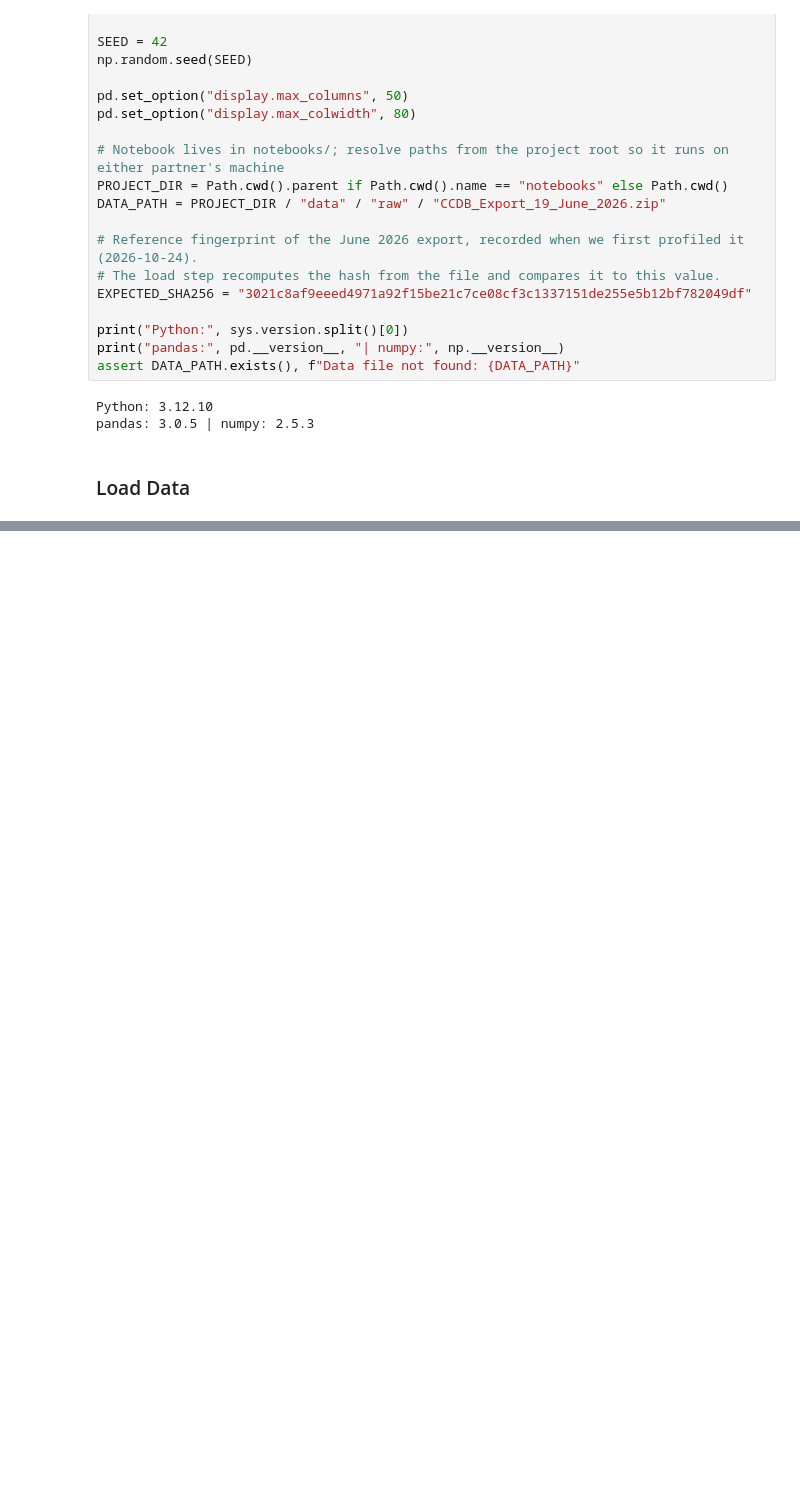
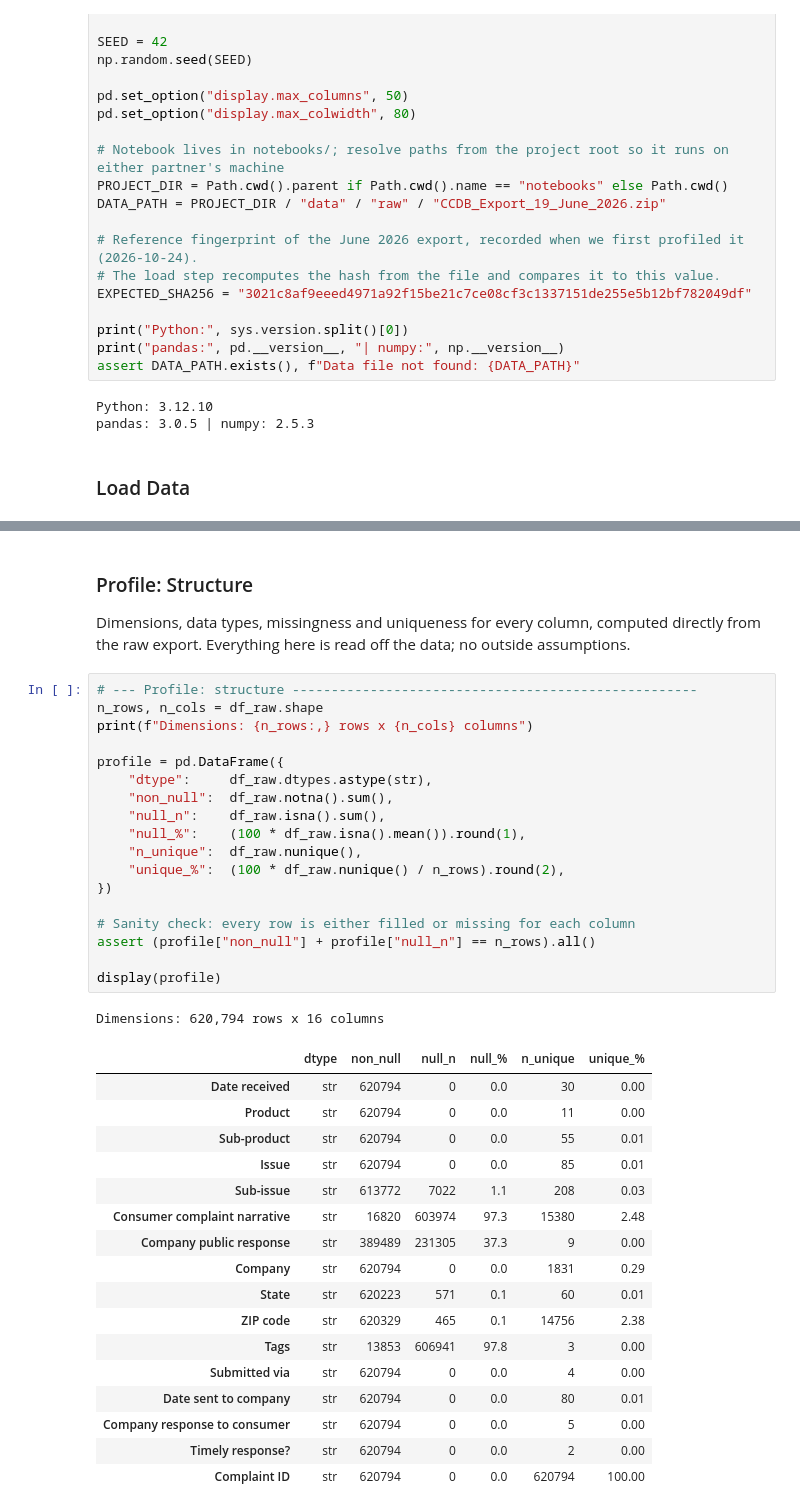
Before and after one commit to wynnther-triho/INFO-4340-Final-Project-CCDB, a Jupyter notebook: notebooks/final_project.ipynb, the cells around one changed output, grey strips where cells are left out. Cells and saved outputs as stored; diff of their text form; blank space fills up the shorter version.

```diff
--- a/notebooks/final_project.ipynb
+++ b/notebooks/final_project.ipynb
@@ -77,3 +77,44 @@ Loaded 620,794 rows x 16 columns (670 MB in memory)
 | 0 | 2026-06-07 | Credit card | General-purpose credit card or ch... | Closing your account | Company closed your account | NaN | OneMain Finance Corporation | TN | ... |
 | 1 | 2026-06-06 | Credit reporting or other persona... | Credit reporting | Improper use of your report | Credit inquiries on your report t... | NaN | EQUIFAX, INC. | MI | ... |
 | 2 | 2026-06-02 | Debt collection | Other debt | Electronic communications | You told them to stop contacting ... | NaN | Landmark Strategy Group, LLC | NC | ... |
+# %% [markdown]
+### Profile: Structure
+
+Dimensions, data types, missingness and uniqueness for every column, computed directly from the raw export. Everything here is read off the data; no outside assumptions.
+# %%
+# --- Profile: structure ----------------------------------------------------
+n_rows, n_cols = df_raw.shape
+print(f"Dimensions: {n_rows:,} rows x {n_cols} columns")
+
+profile = pd.DataFrame({
+    "dtype":     df_raw.dtypes.astype(str),
+    "non_null":  df_raw.notna().sum(),
+    "null_n":    df_raw.isna().sum(),
+    "null_%":    (100 * df_raw.isna().mean()).round(1),
+    "n_unique":  df_raw.nunique(),
+    "unique_%":  (100 * df_raw.nunique() / n_rows).round(2),
+})
+
+# Sanity check: every row is either filled or missing for each column
+assert (profile["non_null"] + profile["null_n"] == n_rows).all()
+
+display(profile)
+# %% [output]
+Dimensions: 620,794 rows x 16 columns
+|  | dtype | non_null | null_n | null_% | n_unique | unique_% |
+| Date received | str | 620794 | 0 | 0.0 | 30 | 0.00 |
+| Product | str | 620794 | 0 | 0.0 | 11 | 0.00 |
+| Sub-product | str | 620794 | 0 | 0.0 | 55 | 0.01 |
+| Issue | str | 620794 | 0 | 0.0 | 85 | 0.01 |
+| Sub-issue | str | 613772 | 7022 | 1.1 | 208 | 0.03 |
+| Consumer complaint narrative | str | 16820 | 603974 | 97.3 | 15380 | 2.48 |
+| Company public response | str | 389489 | 231305 | 37.3 | 9 | 0.00 |
+| Company | str | 620794 | 0 | 0.0 | 1831 | 0.29 |
+| State | str | 620223 | 571 | 0.1 | 60 | 0.01 |
+| ZIP code | str | 620329 | 465 | 0.1 | 14756 | 2.38 |
+| Tags | str | 13853 | 606941 | 97.8 | 3 | 0.00 |
+| Submitted via | str | 620794 | 0 | 0.0 | 4 | 0.00 |
+| Date sent to company | str | 620794 | 0 | 0.0 | 80 | 0.01 |
+| Company response to consumer | str | 620794 | 0 | 0.0 | 5 | 0.00 |
+| Timely response? | str | 620794 | 0 | 0.0 | 2 | 0.00 |
+| Complaint ID | str | 620794 | 0 | 0.0 | 620794 | 100.00 |
```
Also changed, not shown: parts of 2 cells of this notebook.
